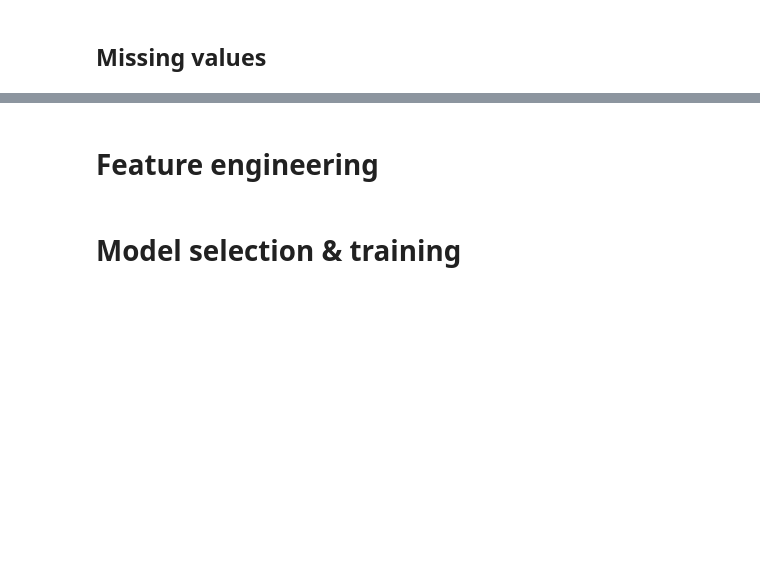
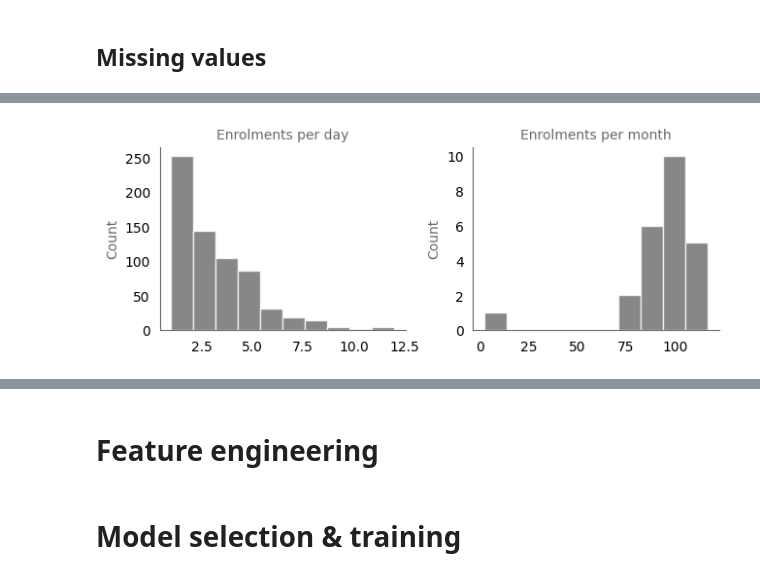
Before and after one commit to earth1987/retail-customer-segmentation, a Jupyter notebook: notebooks/retail_customer_segmentation.ipynb, the cells around one changed output, grey strips where cells are left out. Cells and saved outputs as stored; diff of their text form; code cells hidden in the pictures; blank space fills up the shorter version.

```diff
--- a/notebooks/retail_customer_segmentation.ipynb
+++ b/notebooks/retail_customer_segmentation.ipynb
@@ -63,0 +230,15 @@ from custom_funcs import perc_func
+# %%
+fig, axes = plt.subplots(nrows=1, ncols=2, constrained_layout=True, figsize=(6.4, 4.8/2))
+enrols_per_day.plot.hist(ax=axes[0], color='dimgray', alpha=0.8, edgecolor ="white")
+enrols_per_month.plot.hist(ax=axes[1], color='dimgray', alpha=0.8, edgecolor ="white")
+
+axes[0].set_title('Enrolments per day', fontsize=10, color='dimgray')
+axes[1].set_title('Enrolments per month', fontsize=10, color='dimgray')
+for ax in axes:
+    ax.set_ylabel('Count', fontsize=10, color='dimgray')
+    ax.tick_params(bottom=False, left=False)
+    ax.grid(False)
+    ax.spines[['top', 'right']].set_visible(False)
+    ax.spines[['left', 'bottom']].set_color('dimgray')
+# %% [output]
+[figure, added]
```
Also changed, not shown: parts of 40 cells of this notebook, 1 other file.
